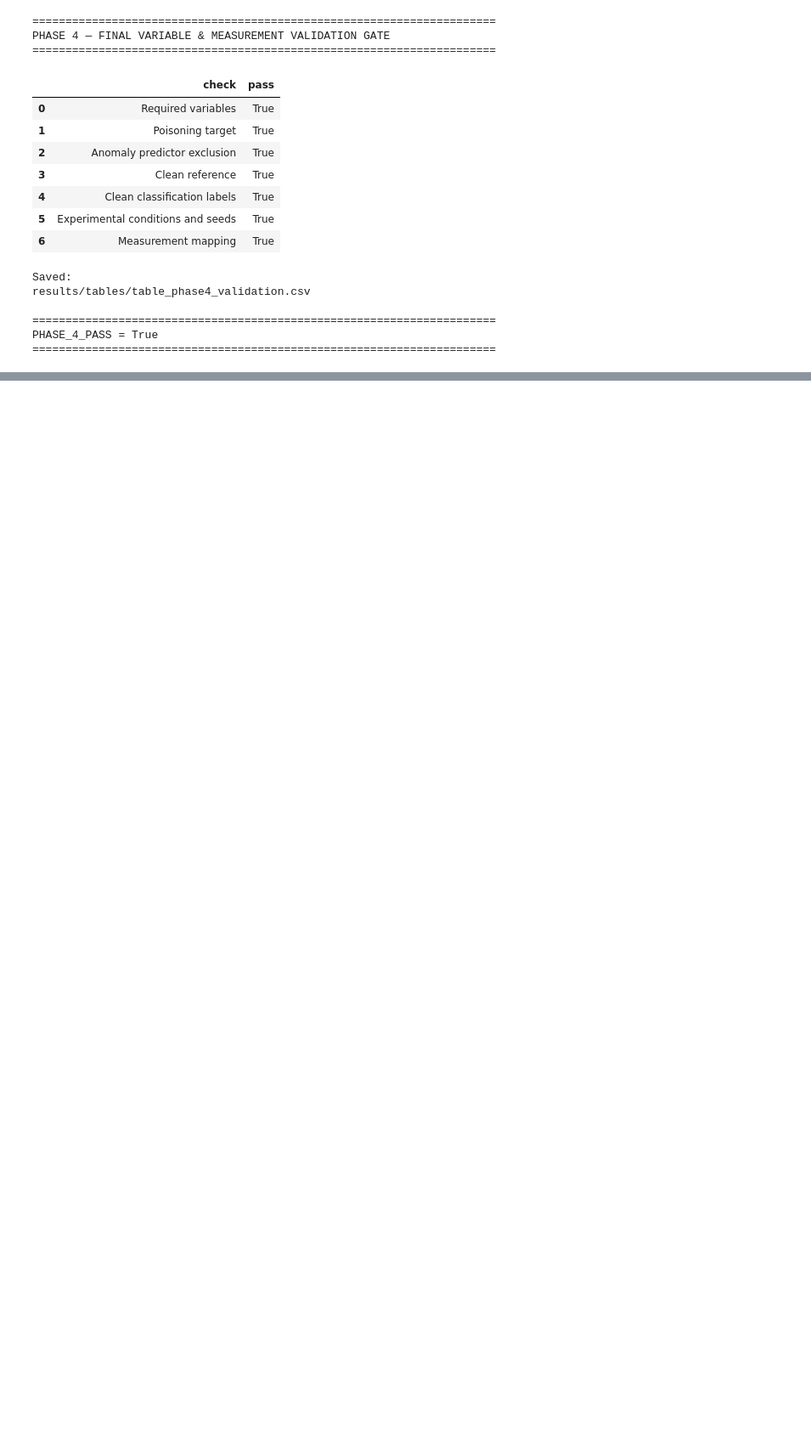
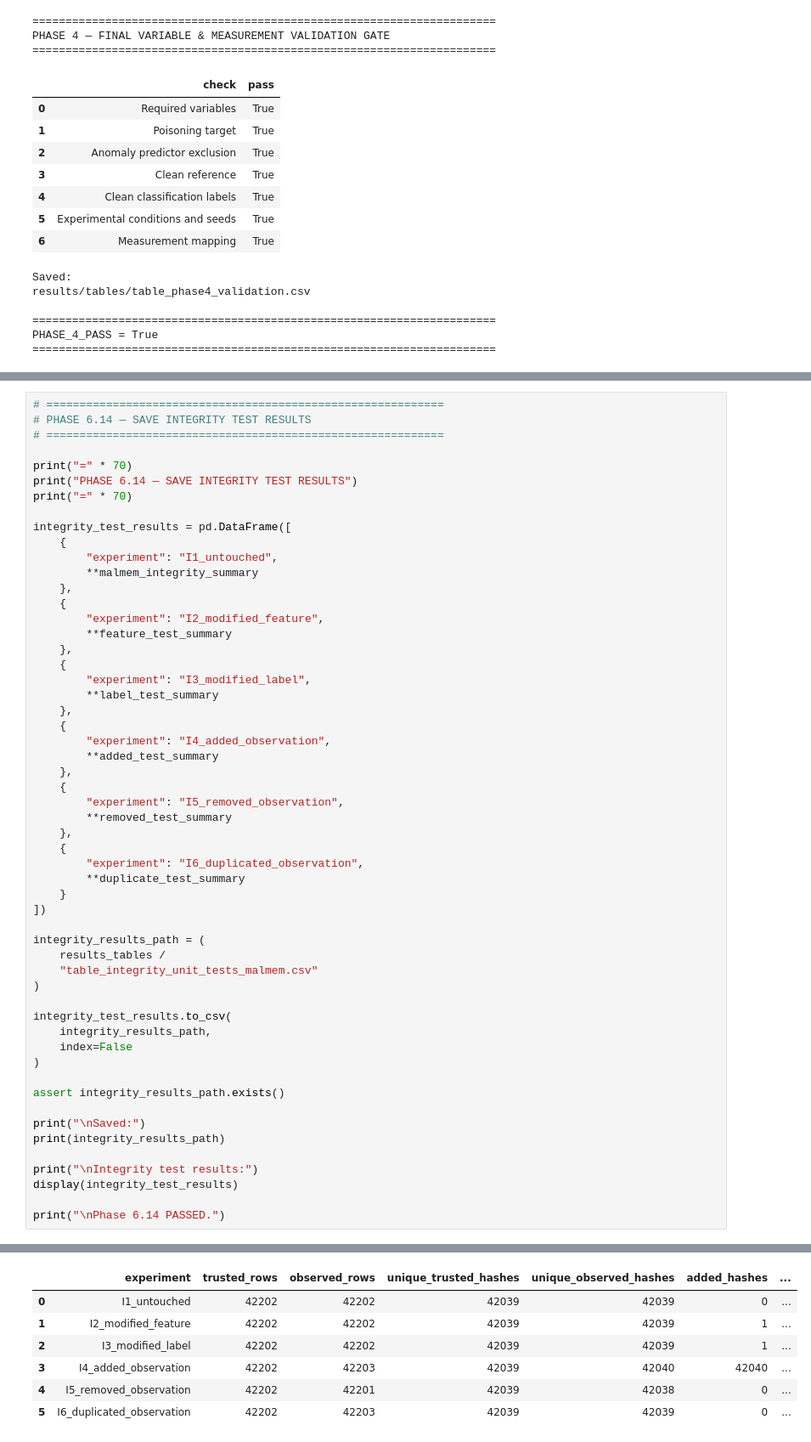
Before and after one commit to alokmuskan/PoisonShield, a Jupyter notebook: notebooks/01_dataset_audit.ipynb, the cells around one changed output, grey strips where cells are left out. Shown at 85% size. Saved outputs shown, nothing was run; the diff lists cells and outputs as text; blank space fills up the shorter version.

Commit message:
Phase - 6 done

```diff
--- a/notebooks/01_dataset_audit.ipynb
+++ b/notebooks/01_dataset_audit.ipynb
@@ -8369,0 +10372,56 @@ PHASE_4_PASS = True
+# %%
+# ============================================================
+# PHASE 6.14 — SAVE INTEGRITY TEST RESULTS
+# ============================================================
+
+print("=" * 70)
+print("PHASE 6.14 — SAVE INTEGRITY TEST RESULTS")
+print("=" * 70)
+
+integrity_test_results = pd.DataFrame([
+    {
+        "experiment": "I1_untouched",
+        **malmem_integrity_summary
+    },
+    {
+        "experiment": "I2_modified_feature",
+        **feature_test_summary
+    },
+    {
+        "experiment": "I3_modified_label",
+        **label_test_summary
+    },
+    {
+        "experiment": "I4_added_observation",
+        **added_test_summary
+    },
+    {
+        "experiment": "I5_removed_observation",
+        **removed_test_summary
+    },
+    {
+        "experiment": "I6_duplicated_observation",
+        **duplicate_test_summary
+    }
+])
+
+integrity_results_path = (
+    results_tables /
+    "table_integrity_unit_tests_malmem.csv"
+)
+
+integrity_test_results.to_csv(
+    integrity_results_path,
+    index=False
+)
+
+assert integrity_results_path.exists()
+
+print("\nSaved:")
+print(integrity_results_path)
+
+print("\nIntegrity test results:")
+display(integrity_test_results)
+
+print("\nPhase 6.14 PASSED.")
+# %% [output]
@@ -8369,0 +10436,7 @@ PHASE_4_PASS = True
+|  | experiment | trusted_rows | observed_rows | unique_trusted_hashes | unique_observed_hashes | added_hashes | ... |
+| 0 | I1_untouched | 42202 | 42202 | 42039 | 42039 | 0 | ... |
+| 1 | I2_modified_feature | 42202 | 42202 | 42039 | 42039 | 1 | ... |
+| 2 | I3_modified_label | 42202 | 42202 | 42039 | 42039 | 1 | ... |
+| 3 | I4_added_observation | 42202 | 42203 | 42039 | 42040 | 42040 | ... |
+| 4 | I5_removed_observation | 42202 | 42201 | 42039 | 42038 | 0 | ... |
+| 5 | I6_duplicated_observation | 42202 | 42203 | 42039 | 42039 | 0 | ... |
```
Also changed, not shown: parts of 45 cells of this notebook, 3 other files.
